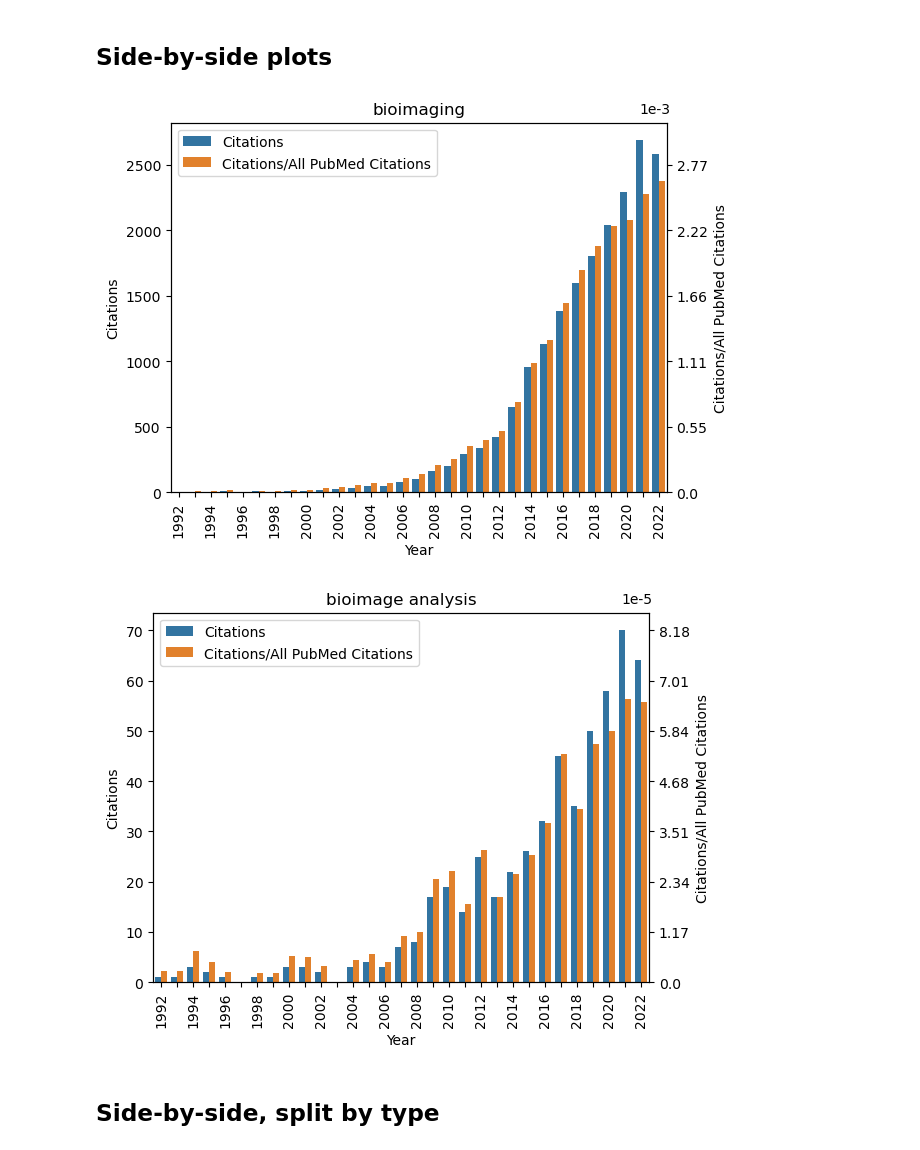
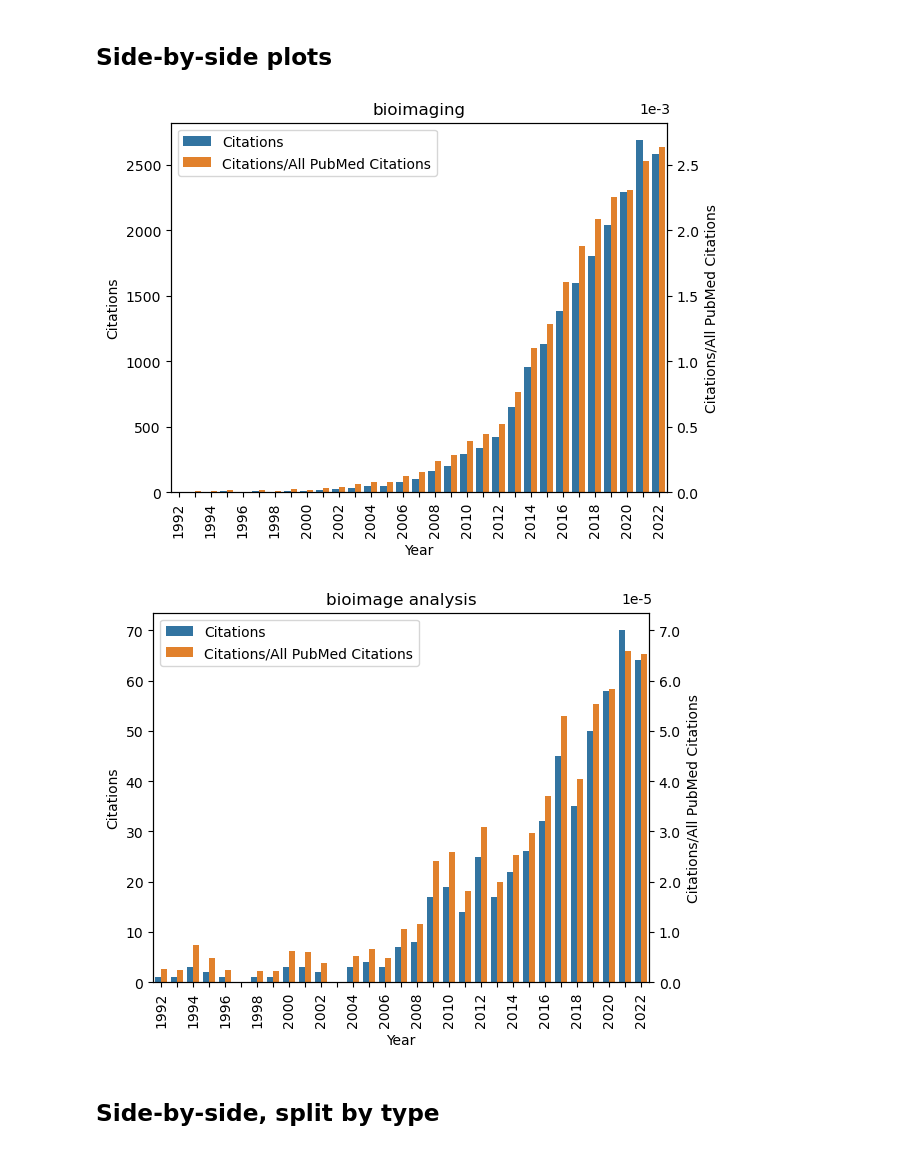
Before and after one commit to COBA-NIH/CellProfilerPluginsPaper, a Jupyter notebook: PubmedCitations.ipynb, the cells around one changed output. Saved outputs shown, nothing was run; the diff lists cells and outputs as text; code cells hidden in the pictures.

```diff
--- a/PubmedCitations.ipynb
+++ b/PubmedCitations.ipynb
@@ -92,9 +92,9 @@ plt.savefig('bioimage_analysis_citations.png',bbox_inches='tight')
 # %%
 bioimg.drop(columns=["Total # Citations"], inplace=True)
 bioimg_melt = pandas.melt(bioimg, id_vars=['Year'])
+
+scale = 1000000
 mask = bioimg_melt['variable'].isin(['bioimaging_norm'])
-scale = int(bioimg_melt[~mask]['value'].mean()
-            /bioimg_melt[mask]['value'].mean())
 bioimg_melt.loc[mask, 'value'] = bioimg_melt.loc[mask, 'value']*scale
 
 fig, ax1 = plt.subplots()
@@ -118,37 +118,36 @@ ax1.legend(title='',loc='upper left', handles=hands, labels=['Citations', 'Citat
 plt.savefig('bioimaging_citations_sidebyside.svg',bbox_inches='tight')
 plt.savefig('bioimaging_citations_sidebyside.png',bbox_inches='tight')
 # %% [output]
-[figure, old version]
+[figure, new version]
 # %%
 bioimg_a.drop(columns=["Total # Citations"], inplace=True)
 bioimg_a_melt = pandas.melt(bioimg_a, id_vars=['Year'])
 mask = bioimg_a_melt['variable'].isin(['bioimage_analysis_norm'])
-scale = int(bioimg_a_melt[~mask]['value'].mean()
-            /bioimg_a_melt[mask]['value'].mean())
+scale = 1000000
 bioimg_a_melt.loc[mask, 'value'] = bioimg_a_melt.loc[mask, 'value']*scale
 
 fig, ax1 = plt.subplots()
 
 ax1 = sns.barplot(data=bioimg_a_melt, x='Year',y='value',hue='variable')
 labels = ax1.get_xticklabels()
 ax1.set_xticklabels(rotation=90, labels = ['' if count%2!=0 else x for count, x in enumerate(labels)])
 ax1.set_ylabel('Citations')
 ax1.set_title('bioimage analysis')
 
 ax2 = ax1.twinx()
 ax2.set_ylim(ax1.get_ylim())
 ax2.set_yticklabels(np.round(ax1.get_yticks()/scale*100000,2))
 ax2.set_ylabel('Citations/All PubMed Citations')
 
 plt.text(.945, 1.026, '1e-5',transform=ax1.transAxes)
 
 hands, labs = ax1.get_legend_handles_labels()
 ax1.legend(title='',loc='upper left', handles=hands, labels=['Citations', 'Citations/All PubMed Citations'])
 
 plt.savefig('bioimage_analysis_citations_sidebyside.svg',bbox_inches='tight')
 plt.savefig('bioimage_analysis_citations_sidebyside.png',bbox_inches='tight')
 # %% [output]
-[figure, old version]
+[figure, new version]
 # %% [markdown]
 ## Side-by-side, split by type
 # %%
```
Also changed, not shown: 4 other files.
